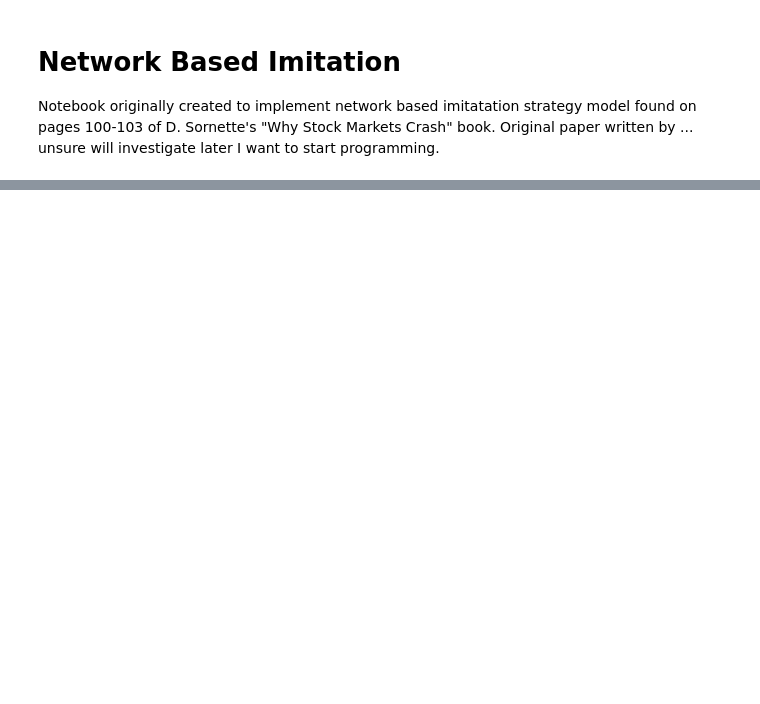
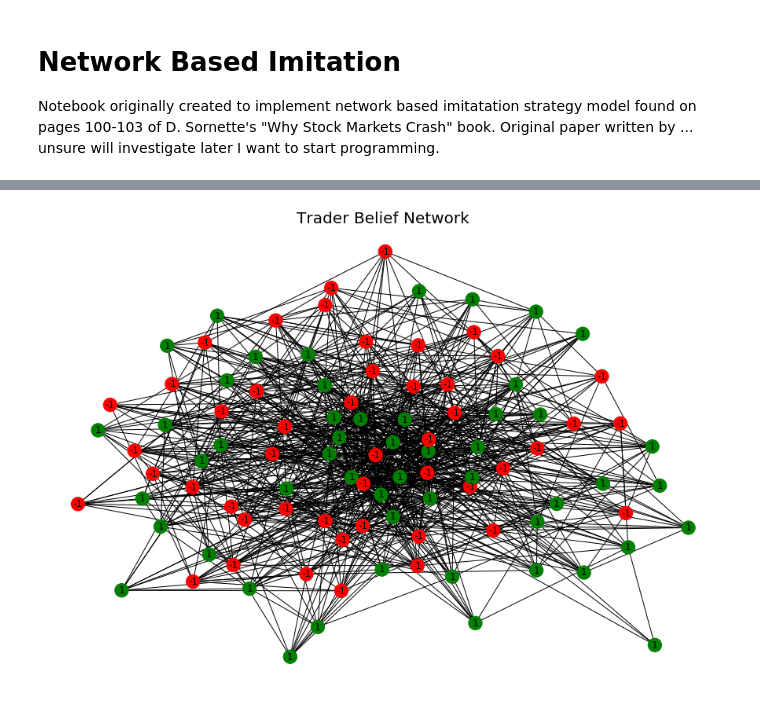
Before and after one commit to rickynoll/ising-models, a Jupyter notebook: imitation-strategy.ipynb, the cells around one changed output, grey strips where cells are left out. Saved outputs shown, nothing was run; the diff lists cells and outputs as text; code cells hidden in the pictures; blank space fills up the shorter version.

```diff
--- a/imitation-strategy.ipynb
+++ b/imitation-strategy.ipynb
@@ -34,0 +96,6 @@ nx.draw(trader_network)
+# %%
+def plot_trader_beliefs(G):
+    fig= plt.figure(figsize=(12,8))
+    color_map = ['red' if belief < 0 else 'green' for belief in nx.get_node_attributes(G, 'belief').values()]
+    nx.draw(G, node_color=color_map, labels=nx.get_node_attributes(G, 'belief'))
+    plt.title('Trader Belief Network', fontdict={'fontsize': 20})
@@ -34,0 +107,5 @@ nx.draw(trader_network)
+# %%
+trader_network = generate_network()
+plot_trader_beliefs(trader_network)
+# %% [output]
+[figure, added]
```
Also changed, not shown: parts of 35 cells of this notebook, 1 other file.
